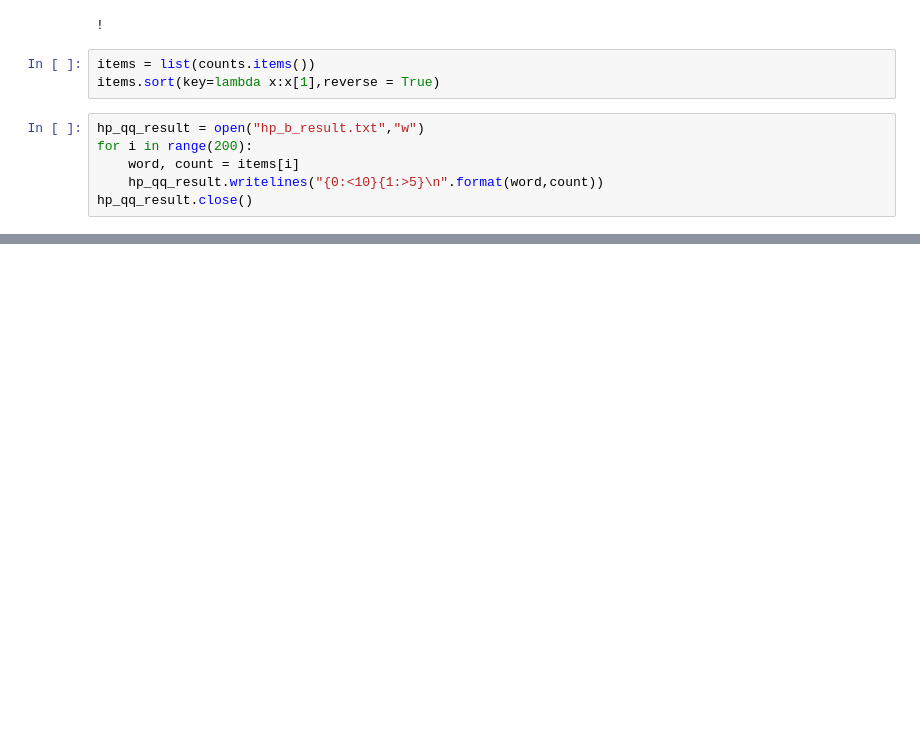
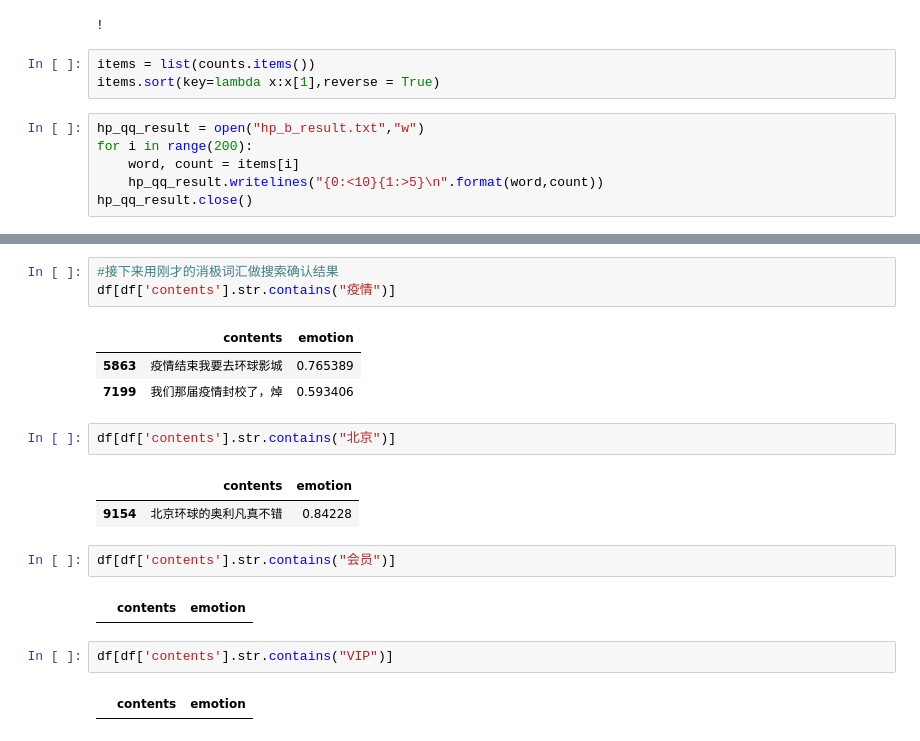
Before and after one commit to SmartChen2005/bullet-screen-analysis, a Jupyter notebook: hp-analysis-bilibili.ipynb, the cells around one changed output, grey strips where cells are left out. Cells and saved outputs as stored; diff of their text form; blank space fills up the shorter version.

```diff
--- a/hp-analysis-bilibili.ipynb
+++ b/hp-analysis-bilibili.ipynb
@@ -134,0 +227,20 @@ print(count)
+# %%
+#接下来用刚才的消极词汇做搜索确认结果
+df[df['contents'].str.contains("疫情")]
+# %% [output]
+|  | contents | emotion |
+| 5863 | 疫情结束我要去环球影城 | 0.765389 |
+| 7199 | 我们那届疫情封校了，焯 | 0.593406 |
+# %%
+df[df['contents'].str.contains("北京")]
+# %% [output]
+|  | contents | emotion |
+| 9154 | 北京环球的奥利凡真不错 | 0.84228 |
+# %%
+df[df['contents'].str.contains("会员")]
+# %% [output]
+|  | contents | emotion |
+# %%
+df[df['contents'].str.contains("VIP")]
+# %% [output]
+|  | contents | emotion |
```
Also changed, not shown: parts of 14 cells of this notebook, 8 other files.
